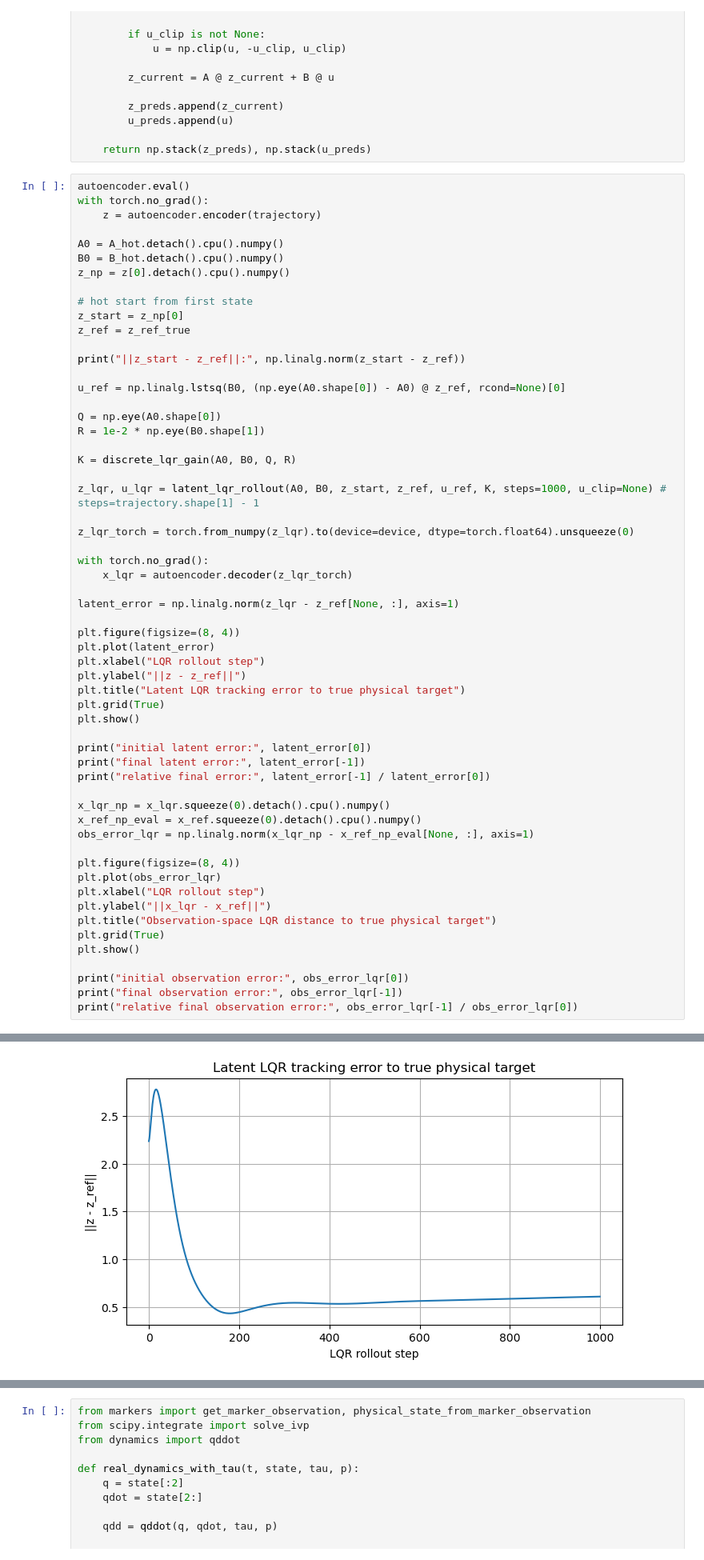
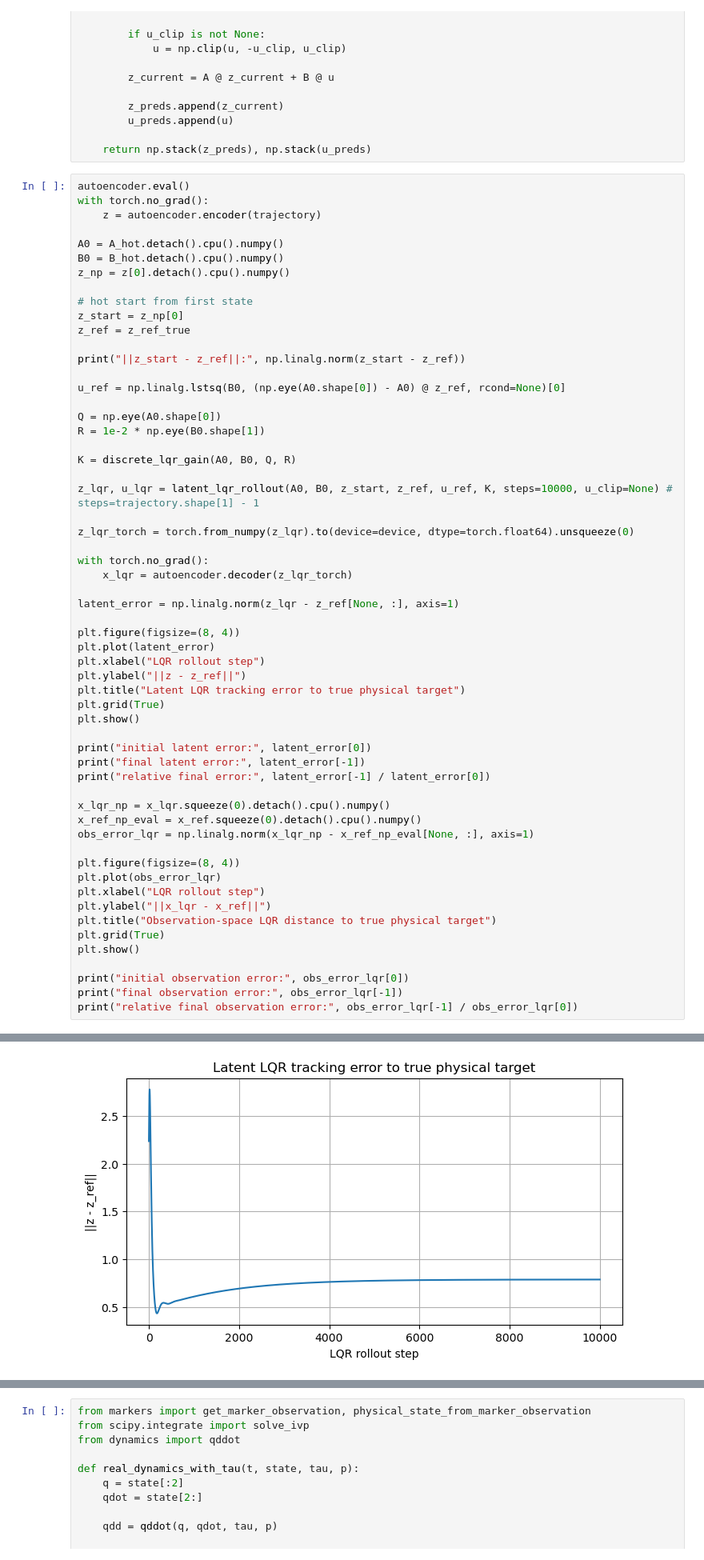
Before and after one commit to kiranThyagarajan/master-thesis, a Jupyter notebook: src/koopman-markers.ipynb, the cells around one changed output, grey strips where cells are left out. Shown at 80% size. Drawn from its saved outputs; the diff is of its cells as text.

```diff
--- a/src/koopman-markers.ipynb
+++ b/src/koopman-markers.ipynb
@@ -634,7 +634,7 @@ R = 1e-2 * np.eye(B0.shape[1])
 
 K = discrete_lqr_gain(A0, B0, Q, R)
 
-z_lqr, u_lqr = latent_lqr_rollout(A0, B0, z_start, z_ref, u_ref, K, steps=1000, u_clip=None) # steps=trajectory.shape[1] - 1
+z_lqr, u_lqr = latent_lqr_rollout(A0, B0, z_start, z_ref, u_ref, K, steps=10000, u_clip=None) # steps=trajectory.shape[1] - 1
 
 z_lqr_torch = torch.from_numpy(z_lqr).to(device=device, dtype=torch.float64).unsqueeze(0)
 
@@ -645,31 +645,31 @@ latent_error = np.linalg.norm(z_lqr - z_ref[None, :], axis=1)
 
 plt.figure(figsize=(8, 4))
 plt.plot(latent_error)
 plt.xlabel("LQR rollout step")
 plt.ylabel("||z - z_ref||")
 plt.title("Latent LQR tracking error to true physical target")
 plt.grid(True)
 plt.show()
 
 print("initial latent error:", latent_error[0])
 print("final latent error:", latent_error[-1])
 print("relative final error:", latent_error[-1] / latent_error[0])
 
 x_lqr_np = x_lqr.squeeze(0).detach().cpu().numpy()
 x_ref_np_eval = x_ref.squeeze(0).detach().cpu().numpy()
 obs_error_lqr = np.linalg.norm(x_lqr_np - x_ref_np_eval[None, :], axis=1)
 
 plt.figure(figsize=(8, 4))
 plt.plot(obs_error_lqr)
 plt.xlabel("LQR rollout step")
 plt.ylabel("||x_lqr - x_ref||")
 plt.title("Observation-space LQR distance to true physical target")
 plt.grid(True)
 plt.show()
 
 print("initial observation error:", obs_error_lqr[0])
 print("final observation error:", obs_error_lqr[-1])
 print("relative final observation error:", obs_error_lqr[-1] / obs_error_lqr[0])
 # %% [output]
 ||z_start - z_ref||: 2.2382926384256097
-[figure, old version]
+[figure, new version]
```
Also changed, not shown: parts of 16 cells of this notebook.
